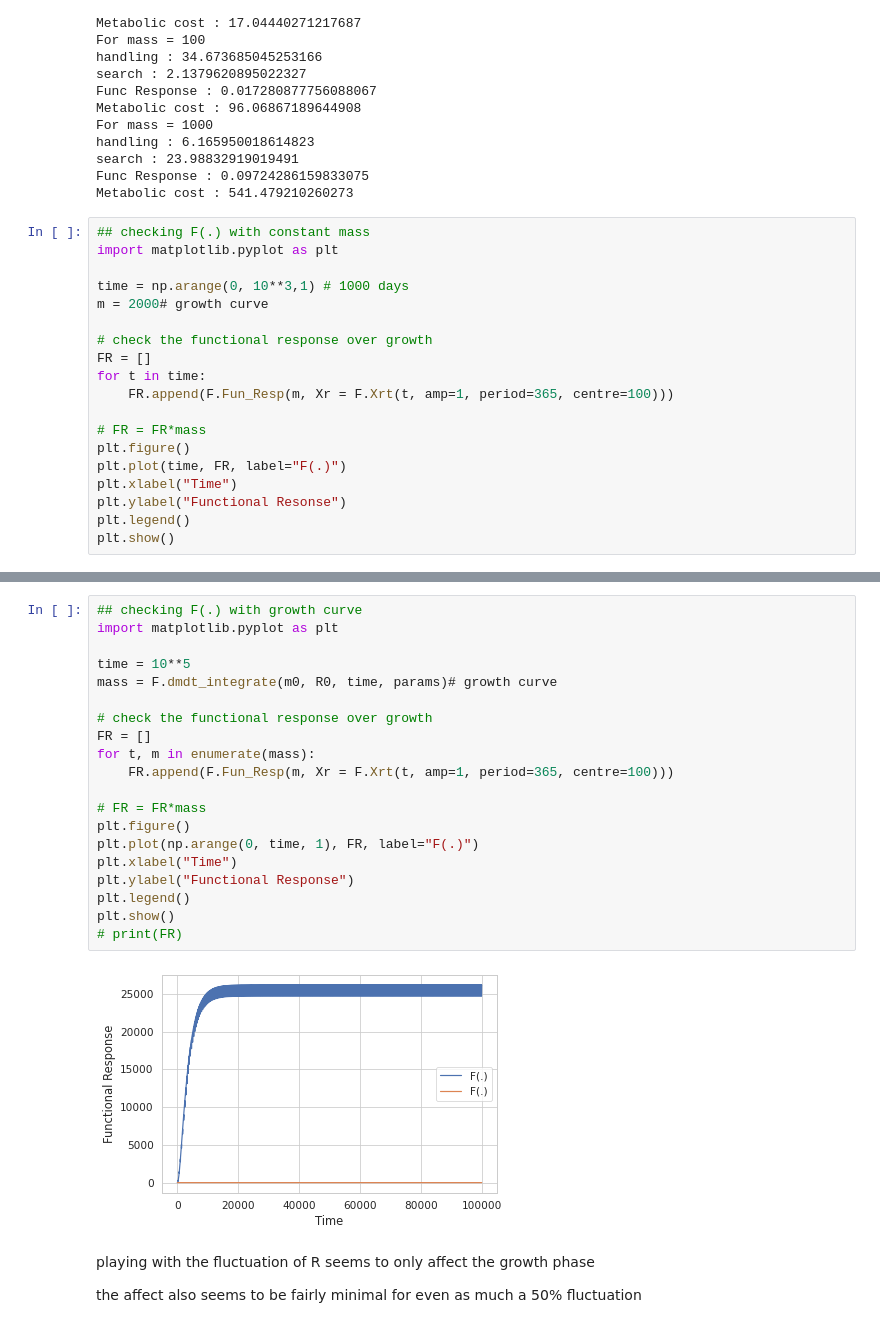
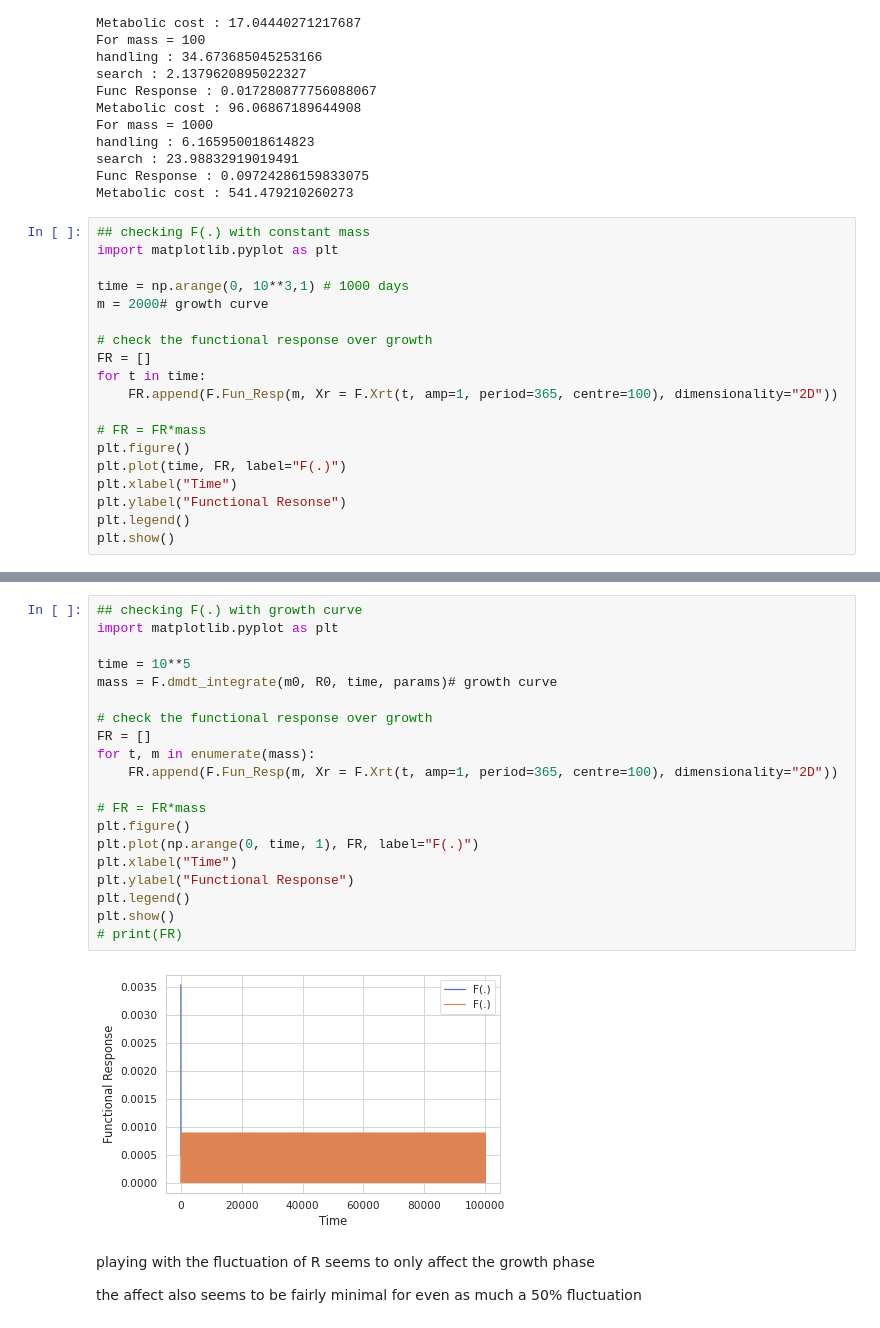
Before and after one commit to Don-Burns/Masters_Project, a Jupyter notebook: code/Supply_Model.ipynb, the cells around one changed output, grey strips where cells are left out. Cells and saved outputs as stored; diff of their text form.

```diff
--- a/code/Supply_Model.ipynb
+++ b/code/Supply_Model.ipynb
@@ -272,7 +276,7 @@ m = 2000# growth curve
 # check the functional response over growth
 FR = []
 for t in time:
-    FR.append(F.Fun_Resp(m, Xr = F.Xrt(t, amp=1, period=365, centre=100)))
+    FR.append(F.Fun_Resp(m, Xr = F.Xrt(t, amp=1, period=365, centre=100), dimensionality="2D"))
 
 # FR = FR*mass
 plt.figure()
@@ -286,25 +290,25 @@ plt.show()
 # %%
 ## checking F(.) with growth curve
 import matplotlib.pyplot as plt
 
 time = 10**5
 mass = F.dmdt_integrate(m0, R0, time, params)# growth curve
 
 # check the functional response over growth
 FR = []
 for t, m in enumerate(mass):
-    FR.append(F.Fun_Resp(m, Xr = F.Xrt(t, amp=1, period=365, centre=100)))
+    FR.append(F.Fun_Resp(m, Xr = F.Xrt(t, amp=1, period=365, centre=100), dimensionality="2D"))
 
 # FR = FR*mass
 plt.figure()
 plt.plot(np.arange(0, time, 1), FR, label="F(.)")
 plt.xlabel("Time")
 plt.ylabel("Functional Response")
 plt.legend()
 plt.show()
 # print(FR)
 # %% [output]
-[figure, old version]
+[figure, new version]
 # %% [markdown]
 playing with the fluctuation of R seems to only affect the growth phase
 
```
Also changed, not shown: parts of 33 cells of this notebook, 7 other files.
